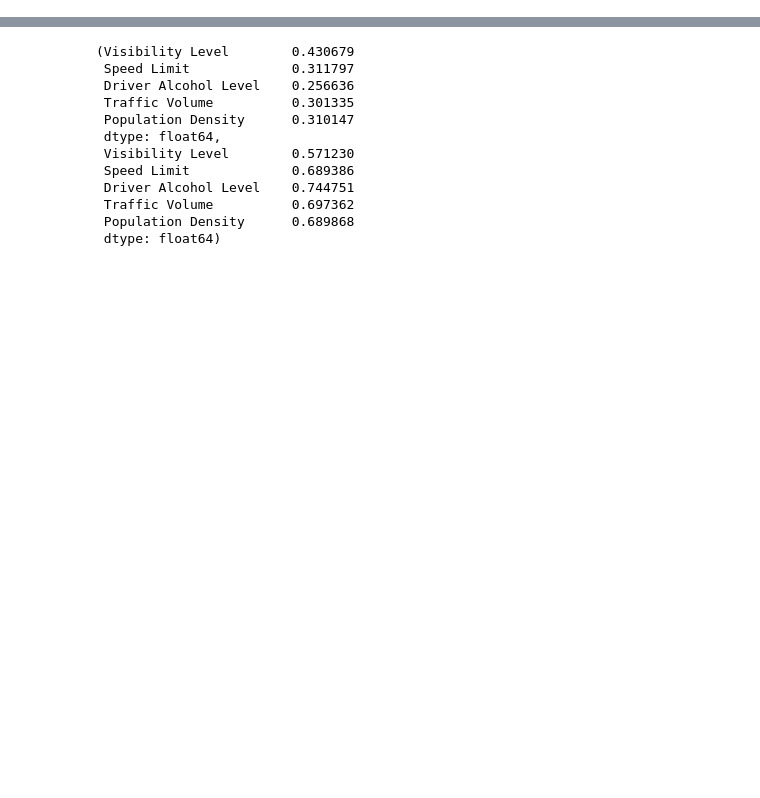
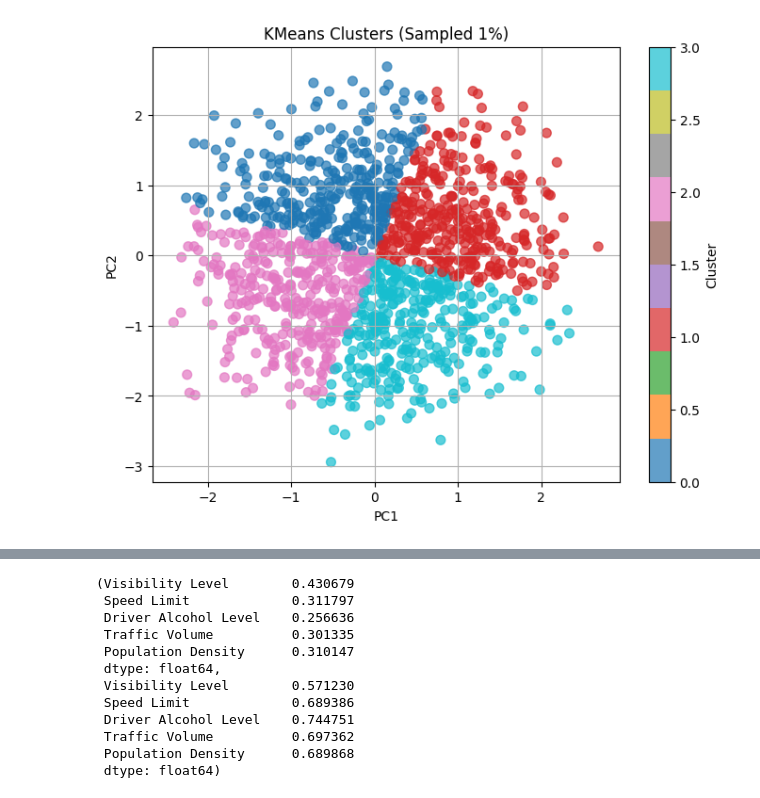
Before and after one commit to iamnotchris14/RoadAccidentDataset, a Jupyter notebook: kMeansClustering.ipynb, the cells around one changed output, grey strips where cells are left out. Saved outputs shown, nothing was run; the diff lists cells and outputs as text; code cells hidden in the pictures; blank space fills up the shorter version.

```diff
--- a/kMeansClustering.ipynb
+++ b/kMeansClustering.ipynb
@@ -425,0 +206,38 @@ plt.show()
+# %%
+import matplotlib.pyplot as plt
+import numpy as np
+
+# -------------------------------
+# 1. Take a random sample of the data for plotting
+# -------------------------------
+sample_size = int(0.01 * pca_df.shape[0])  # 1% of data
+sample_idx = np.random.choice(pca_df.shape[0], size=sample_size, replace=False)
+
+#Limit to max 1000 points
+#max_points = 1000
+#n_points = min(max_points, pca_df.shape[0])
+#sample_idx = np.random.choice(pca_df.shape[0], size=n_points, replace=False)
+
+sample_data = pca_df.iloc[sample_idx]
+sample_labels = np.array(cluster_labels)[sample_idx]
+
+# -------------------------------
+# 2. Scatter plot
+# -------------------------------
+plt.figure(figsize=(8,6))
+plt.scatter(
+    sample_data.iloc[:, 0], sample_data.iloc[:, 1],  # Use first two components/features
+    c=sample_labels,
+    cmap='tab10',
+    s=50,        # marker size
+    alpha=0.7,   # transparency
+    #edgecolor='k'  # black edge for better visibility
+)
+plt.xlabel('PC1')
+plt.ylabel('PC2')
+plt.title('KMeans Clusters (Sampled 1%)')
+plt.colorbar(label='Cluster')
+plt.grid(True)
+plt.show()
+# %% [output]
+[figure, added]
```
Also changed, not shown: parts of 40 cells of this notebook.
